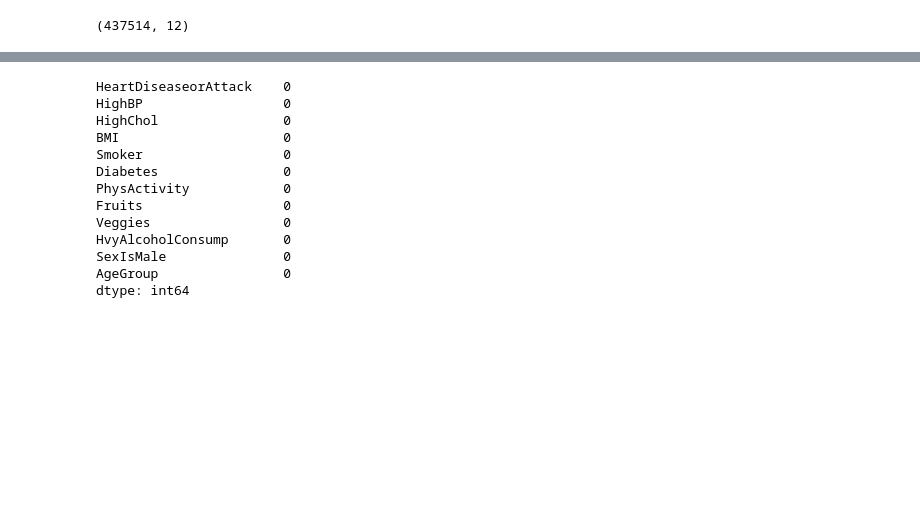
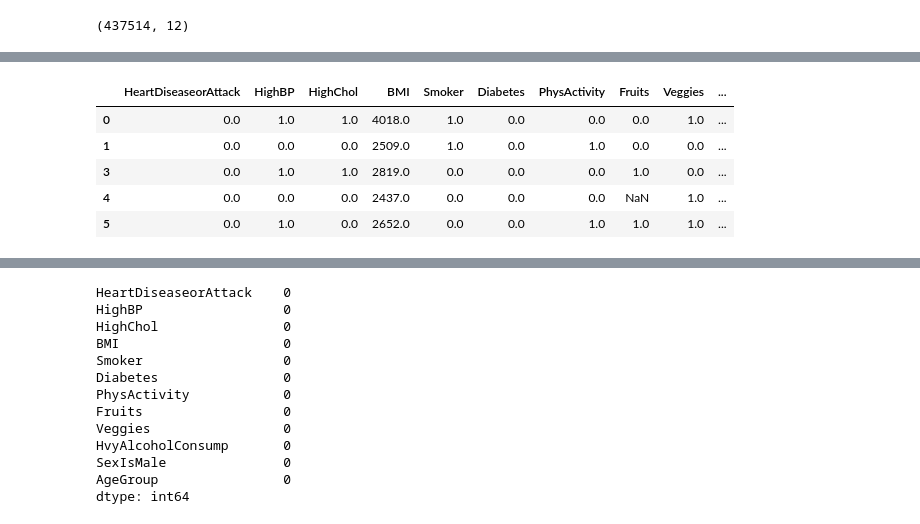
Before and after one commit to FreshJonas/brfss_heartDiseaseOrAttack, a Jupyter notebook: code/01_clean_dataset.ipynb, the cells around one changed output, grey strips where cells are left out. Drawn from its saved outputs; the diff is of its cells as text; code cells hidden in the pictures; blank space fills up the shorter version.

```diff
--- a/code/01_clean_dataset.ipynb
+++ b/code/01_clean_dataset.ipynb
@@ -337,0 +346,9 @@ df.shape
+# %%
+df.head()
+# %% [output]
+|  | HeartDiseaseorAttack | HighBP | HighChol | BMI | Smoker | Diabetes | PhysActivity | Fruits | Veggies | ... |
+| 0 | 0.0 | 1.0 | 1.0 | 4018.0 | 1.0 | 0.0 | 0.0 | 0.0 | 1.0 | ... |
+| 1 | 0.0 | 0.0 | 0.0 | 2509.0 | 1.0 | 0.0 | 1.0 | 0.0 | 0.0 | ... |
+| 3 | 0.0 | 1.0 | 1.0 | 2819.0 | 0.0 | 0.0 | 0.0 | 1.0 | 0.0 | ... |
+| 4 | 0.0 | 0.0 | 0.0 | 2437.0 | 0.0 | 0.0 | 0.0 | NaN | 1.0 | ... |
+| 5 | 0.0 | 1.0 | 0.0 | 2652.0 | 0.0 | 0.0 | 1.0 | 1.0 | 1.0 | ... |
```
Also changed, not shown: parts of 17 cells of this notebook, 2 other files.
